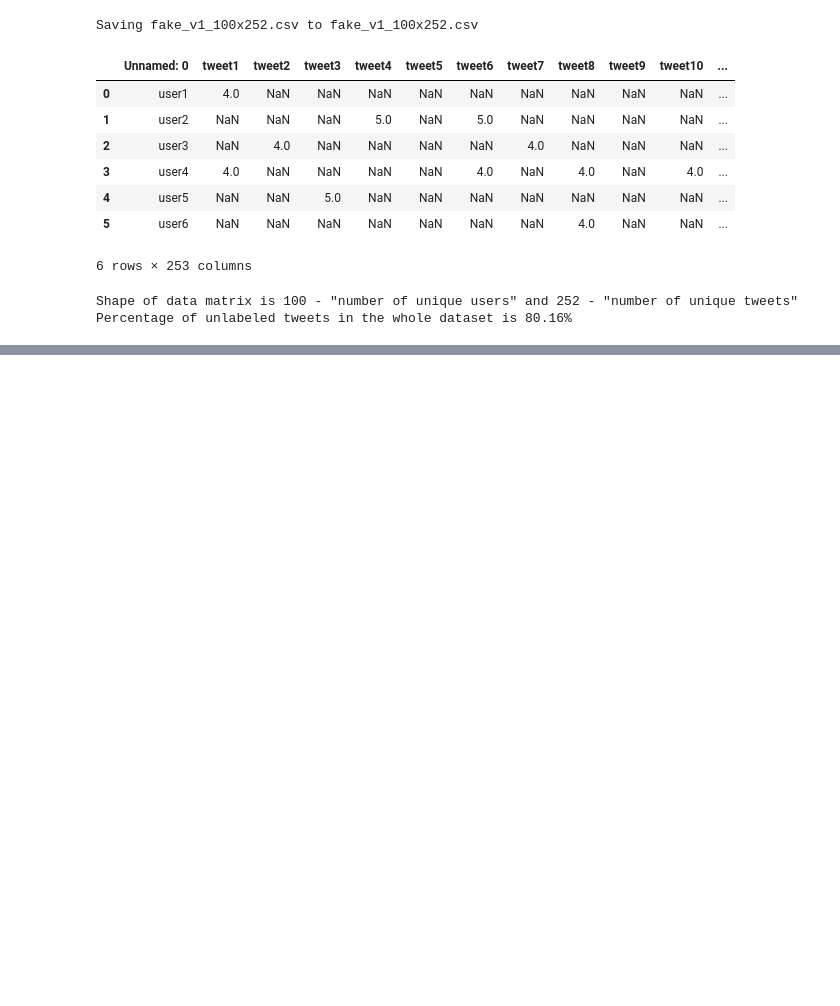
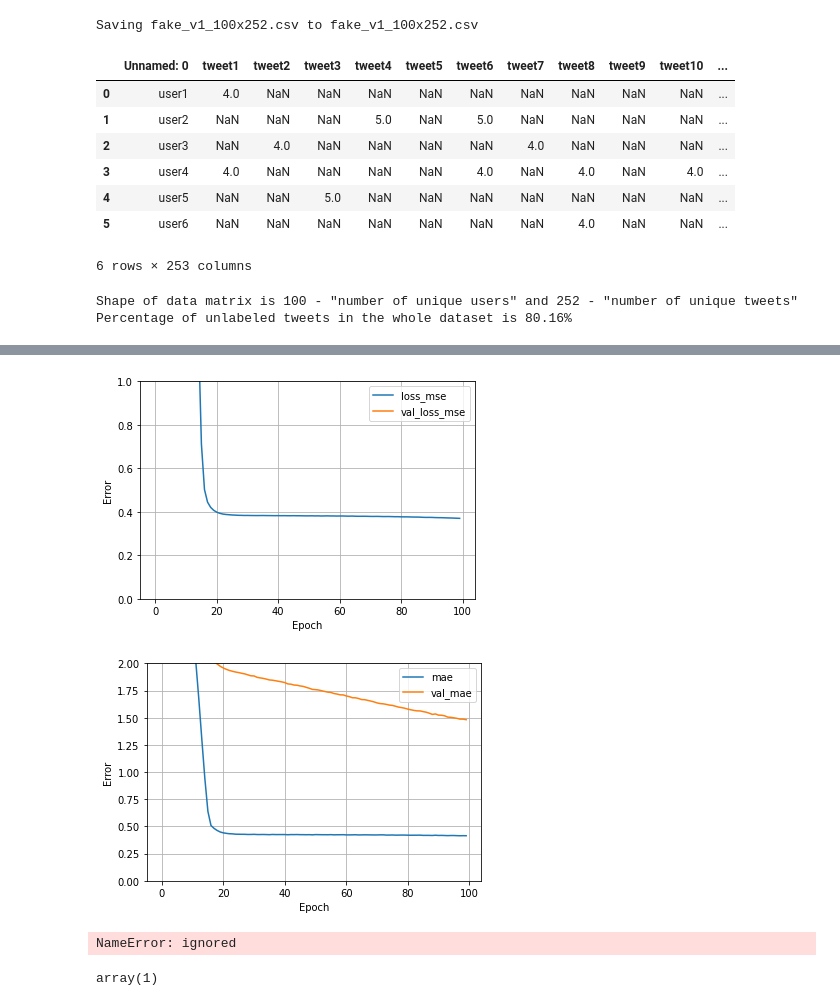
Before and after one commit to stazam/M7DataSp---Advanced-data-science-techniques, a Jupyter notebook: tweet_recommender.ipynb, the cells around one changed output, grey strips where cells are left out. Saved outputs shown, nothing was run; the diff lists cells and outputs as text; code cells hidden in the pictures; blank space fills up the shorter version.

```diff
--- a/tweet_recommender.ipynb
+++ b/tweet_recommender.ipynb
@@ -73,0 +136,2 @@ df_new
+# %%
+history = model.fit([df_new.user_id,df_new.tweet_id], y = df_new.ratings, validation_split = 0.2, epochs = 100, batch_size = 32)
@@ -73,0 +156,29 @@ df_new
+# %%
+def plot_loss(model):
+  plt.figure(1)
+  plt.plot(model.history['loss'], label='loss_mse')
+  plt.plot(model.history['val_loss'], label='val_loss_mse')
+  plt.ylim([0, 1])
+  plt.xlabel('Epoch')
+  plt.ylabel('Error')
+  plt.legend()
+  plt.grid(True)
+
+  plt.figure(2)
+  plt.plot(model.history['mae'], label='mae')
+  plt.plot(model.history['val_mae'], label='val_mae')
+  plt.ylim([0, 2])
+  plt.xlabel('Epoch')
+  plt.ylabel('Error')
+  plt.legend()
+  plt.grid(True)
+
+
+plot_loss(history)
+# %% [output]
+[figure, added]
+[figure, added]
+# %%
+model.predict([df.dataFrame(range(1,100)),data.Frame(range(1,100))])
+# %% [output]
+NameError: ignored
@@ -74 +188,5 @@ df_new
+# %%
+np.array(1)
+# %% [output]
+array(1)
 # %%
```
Also changed, not shown: parts of 12 cells of this notebook.
